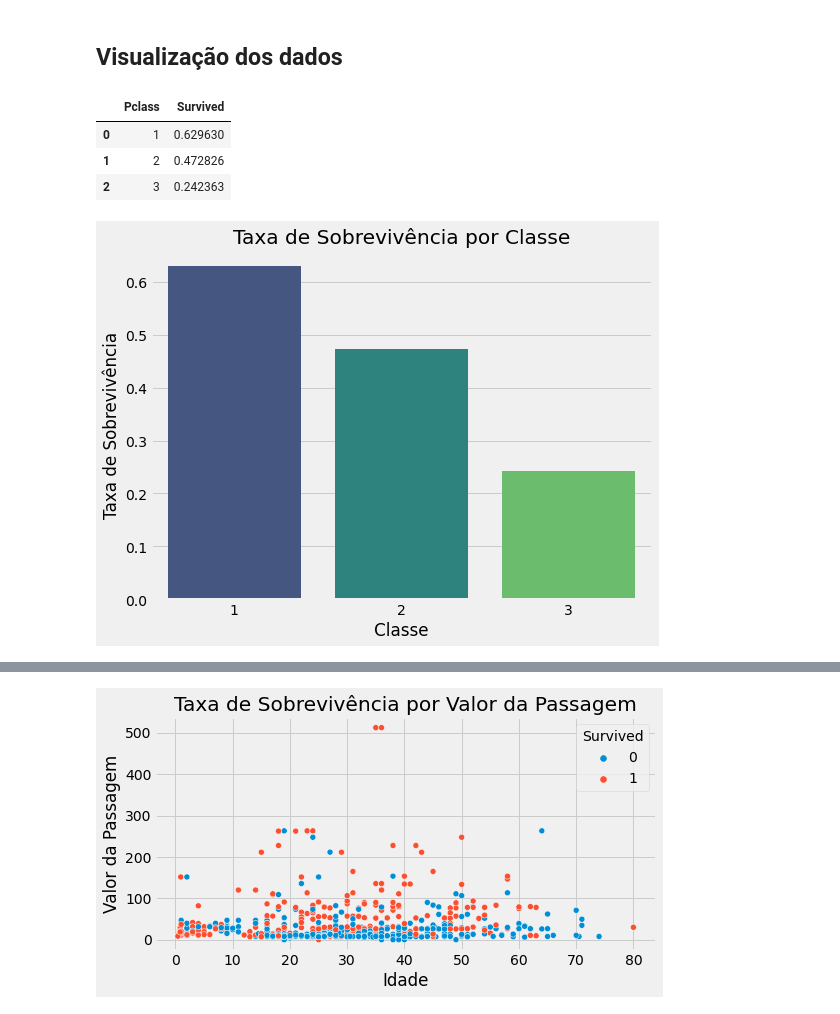
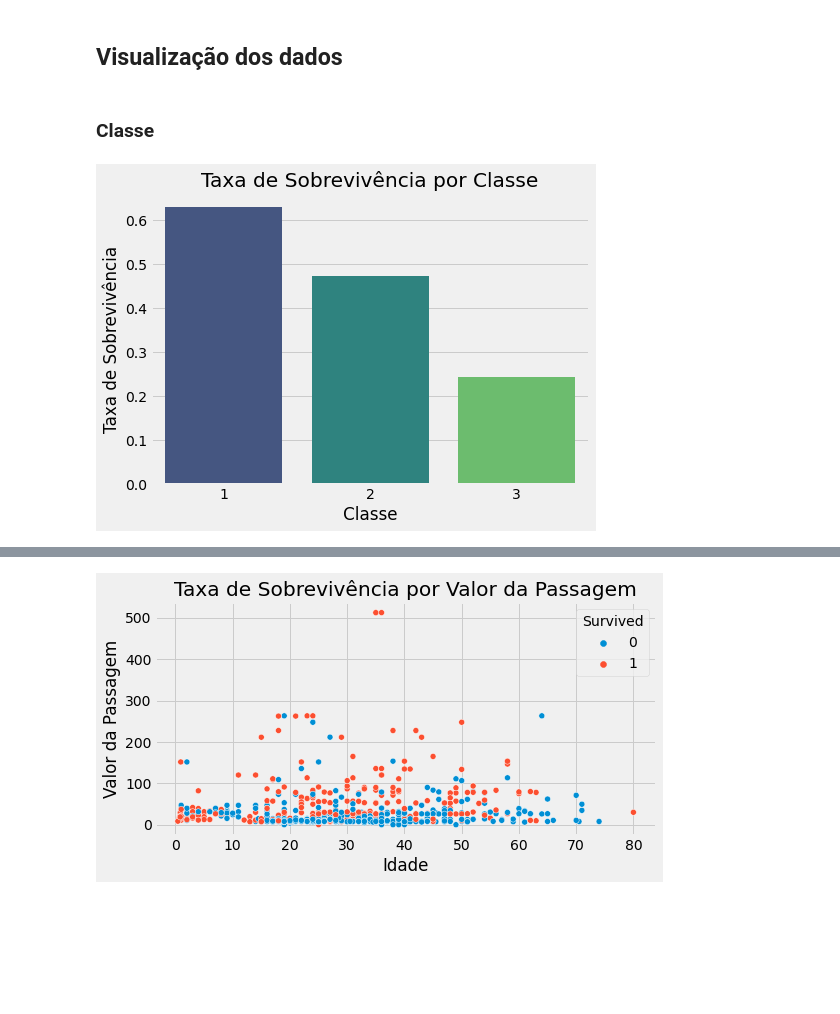
Before and after one commit to MarcosEduard0/Competicao-Tatanic, a Jupyter notebook: Análise do Titanic.ipynb, the cells around one changed output, grey strips where cells are left out. Drawn from its saved outputs; the diff is of its cells as text; code cells hidden in the pictures; blank space fills up the shorter version.

```diff
--- a/Análise do Titanic.ipynb
+++ b/Análise do Titanic.ipynb
@@ -165,20 +178,17 @@ Embarked        0.00
 dtype: float64
 # %% [markdown]
 ## Visualização dos dados
-# %%
-aggregated_data = treino[['Pclass', 'Survived']].groupby(['Pclass'], as_index=False).mean().sort_values(by='Survived', ascending=False)
-aggregated_data
-# %% [output]
-|  | Pclass | Survived |
-| 0 | 1 | 0.629630 |
-| 1 | 2 | 0.472826 |
-| 2 | 3 | 0.242363 |
+# %% [markdown]
+### Classe
 # %%
-plt.figure(figsize=(8, 6))
+# Agrupano Classe do passageiro com a condição de sobrevivencia
+aggregated_data = treino[['Pclass', 'Survived']].groupby(['Pclass'], as_index=False).mean().sort_values(by='Survived', ascending=False)
+
+plt.figure(figsize=(7, 5))
 sns.barplot(data=aggregated_data, x='Pclass', y='Survived', palette='viridis')
 plt.xlabel('Classe')
 plt.ylabel('Taxa de Sobrevivência')
 plt.title('Taxa de Sobrevivência por Classe')
 plt.show()
 # %% [output]
-[figure, old version]
+[figure, new version]
```
Also changed, not shown: parts of 95 cells of this notebook, 8 other files.
